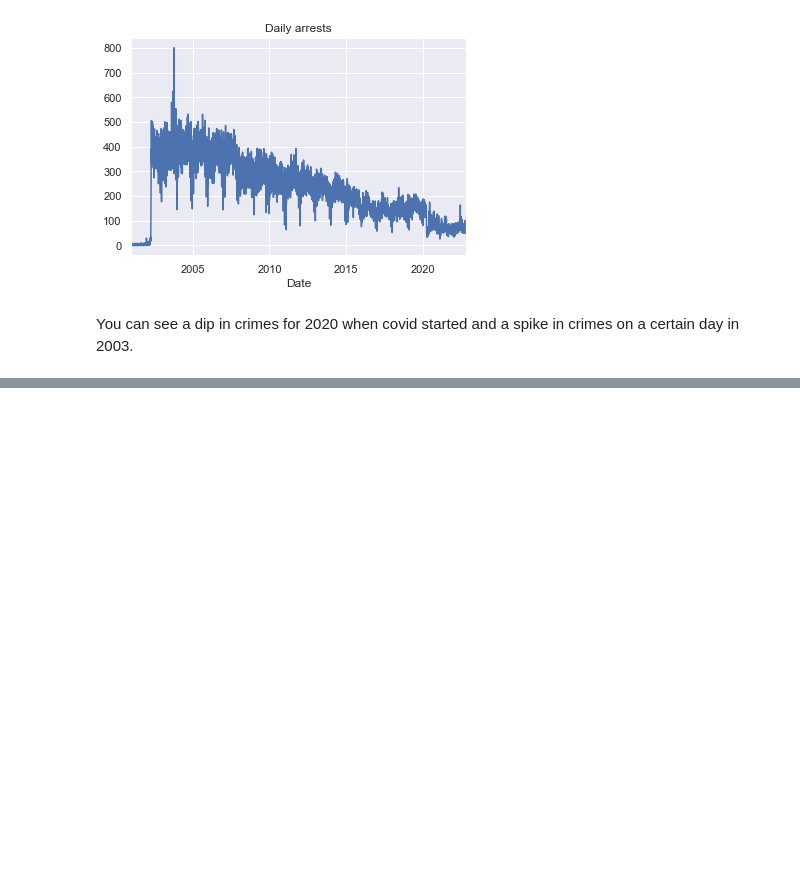
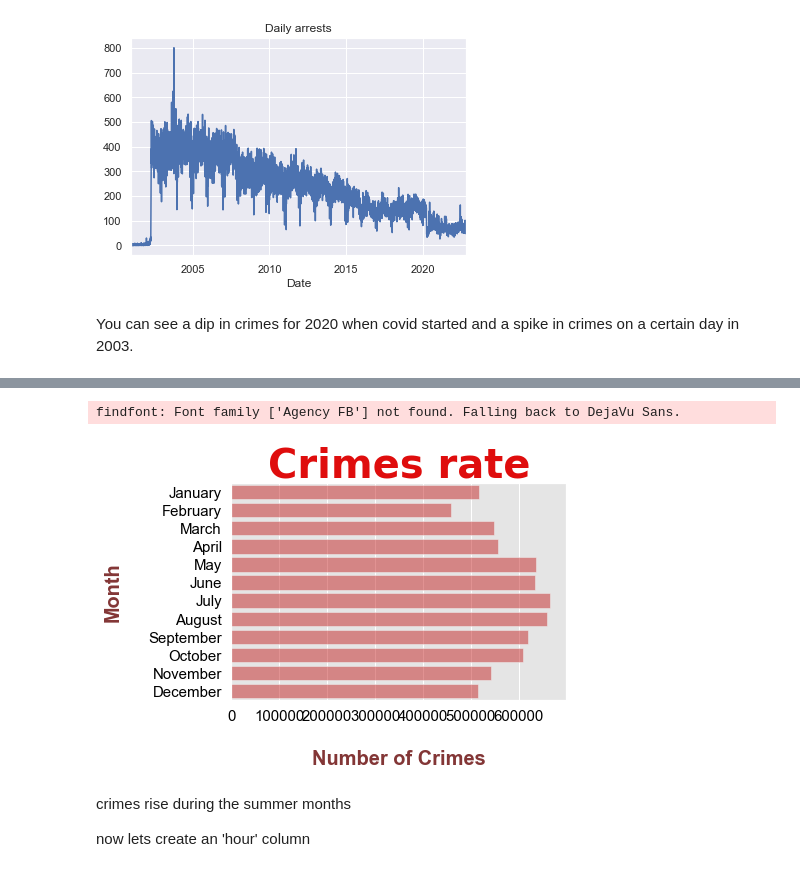
Before and after one commit to Chicago-PD-project/Chicago_Project, a Jupyter notebook: Lindy's_workbook.ipynb, the cells around one changed output, grey strips where cells are left out. Cells and saved outputs as stored; diff of their text form; code cells hidden in the pictures; blank space fills up the shorter version.

```diff
--- a/Lindy's_workbook.ipynb
+++ b/Lindy's_workbook.ipynb
@@ -379,0 +580,23 @@ ax.set_title("All Crime Distribution per District")
+# %%
+# Set plot style
+plt.style.use('ggplot')
+sns.set_context('notebook')
+
+# Code to plot
+sns.countplot(y='Month', data=crime, palette=["#DF0D0D"], order=['January', 'February', 'March', 'April', 'May', 'June', "July", 'August', 'September', 'October', 'November', 'December'], alpha=0.5)
+
+# Aesthetic appeal of the plot
+plt.title("Crimes rate", fontdict={'fontsize': 40, 'color': '#DF0D0D', 'fontname':'Agency FB'}, weight="bold")
+plt.ylabel("Month\n", fontdict={'fontsize': 20}, weight="bold", color="#833636")
+plt.xlabel("\nNumber of Crimes", fontdict={'fontsize': 20}, weight="bold", color="#833636")
+
+plt.xticks(fontsize=15,color='black')
+plt.yticks(fontsize=15, color='black')
+plt.show()
+# %% [output]
+findfont: Font family ['Agency FB'] not found. Falling back to DejaVu Sans.
+[figure, added]
+# %% [markdown]
+crimes rise during the summer months
+
+now lets create an 'hour' column
```
Also changed, not shown: parts of 57 cells of this notebook.
